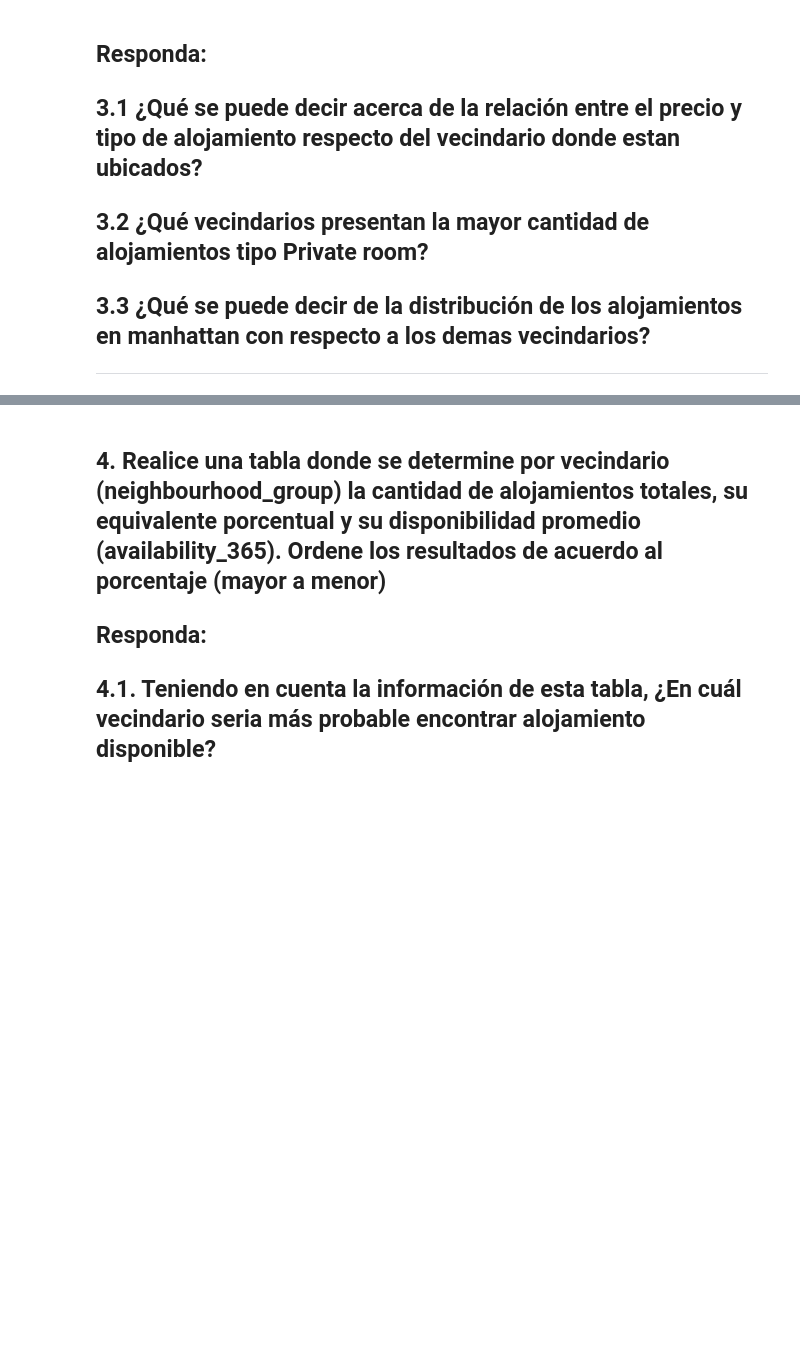
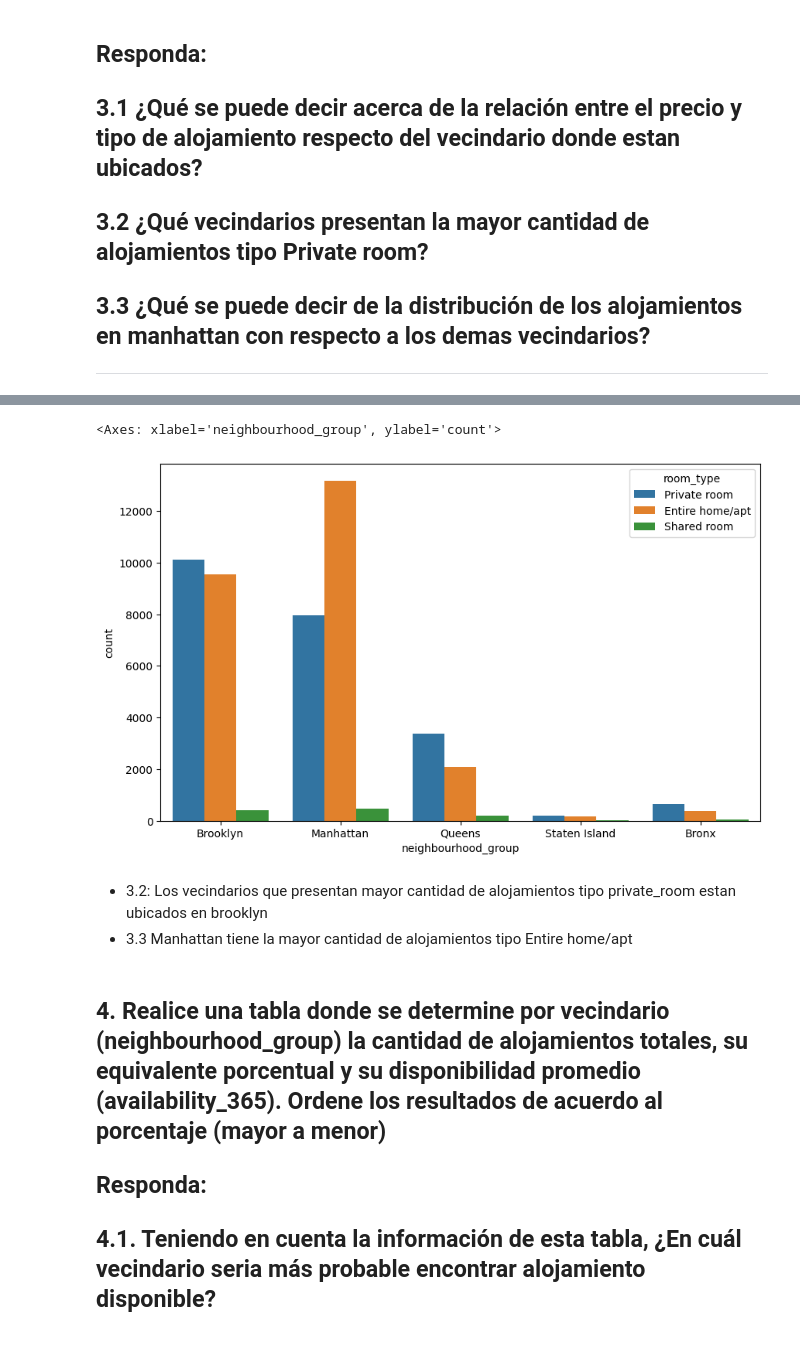
Before and after one commit to MiguelAngeloTr/BIGDATA, a Jupyter notebook: C1/Parcial1/Parcial_1_BIGDATA.ipynb, the cells around one changed output, grey strips where cells are left out. Cells and saved outputs as stored; diff of their text form; code cells hidden in the pictures; blank space fills up the shorter version.

```diff
--- a/C1/Parcial1/Parcial_1_BIGDATA.ipynb
+++ b/C1/Parcial1/Parcial_1_BIGDATA.ipynb
@@ -250,3 +308,15 @@ Tamaño (filas, columnas) del conjunto de datos con columnas eliminadas:  (48895
+# %%
+ df_class_fare = df2.select('neighbourhood_group','room_type','price').toPandas()
+ plt.figure(figsize=(10, 6))
+ sns.countplot(x='neighbourhood_group', hue='room_type', data=df_class_fare)
+# %% [output]
+<Axes: xlabel='neighbourhood_group', ylabel='count'>
+[figure, added]
+# %% [markdown]
+
+
+*  3.2: Los vecindarios que presentan mayor cantidad de alojamientos tipo private_room estan ubicados en brooklyn
+*   3.3 Manhattan tiene la mayor cantidad de alojamientos tipo Entire home/apt
 # %% [markdown]
 ## **4.**   Realice una tabla donde se determine por vecindario (neighbourhood_group) la cantidad de alojamientos totales, su equivalente porcentual y su disponibilidad promedio (availability_365). Ordene los resultados de acuerdo al porcentaje (mayor a menor)
 
```
Also changed, not shown: parts of 18 cells of this notebook.
